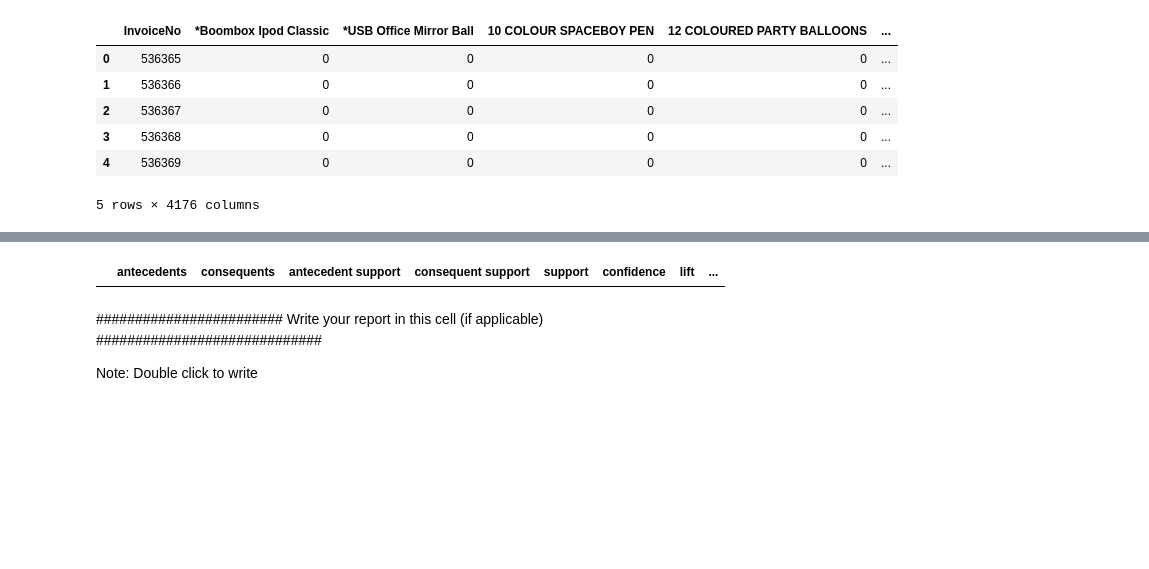
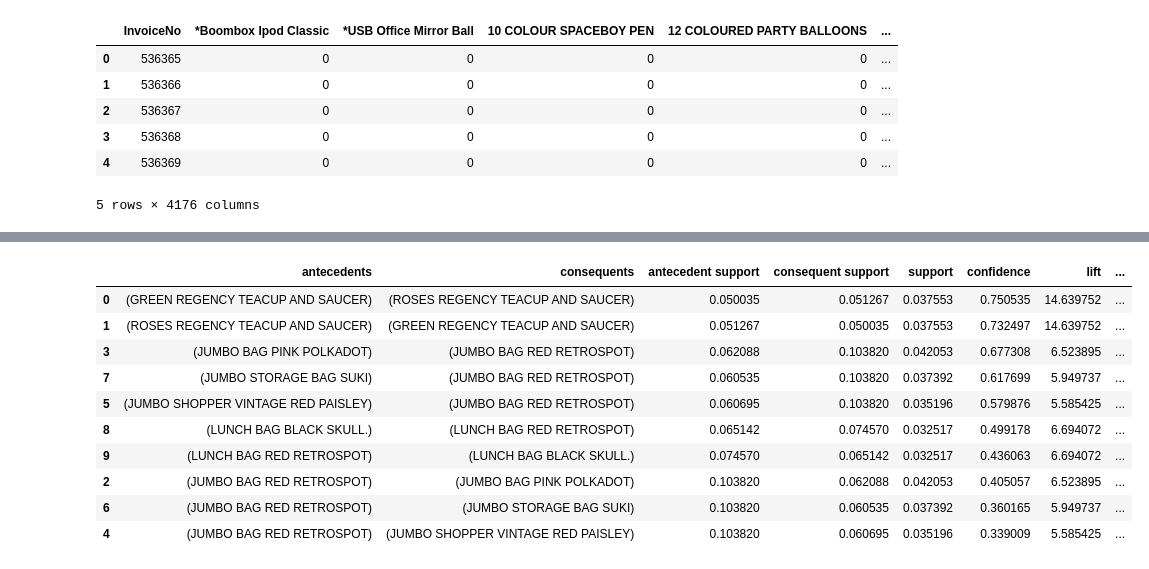
Before and after one commit to Uchebuzz/Machine-Learning-Models, a Jupyter notebook: Workshop_5.ipynb, the cells around one changed output, grey strips where cells are left out. Saved outputs shown, nothing was run; the diff lists cells and outputs as text; code cells hidden in the pictures; blank space fills up the shorter version.

```diff
--- a/Workshop_5.ipynb
+++ b/Workshop_5.ipynb
@@ -170,7 +176,7 @@ basket_UK.head()
 basket_UK = basket_UK.drop('InvoiceNo',axis=1)
 # %%
 # Finding the frequent itemsets
-freq_items3 = apriori(basket_UK, min_support = 0.1, use_colnames = True)
+freq_items3 = apriori(basket_UK, min_support = 0.031, use_colnames = True)
 # %%
 freq_items3.sort_values(by=['support'],ascending=False)
 # %% [output]
@@ -180,10 +196,16 @@ freq_items3.sort_values(by=['support'],ascending=False)
 # %%
-rules3 = association_rules(freq_items3, metric ="support", min_threshold = 0.1)
+rules3 = association_rules(freq_items3, metric ="support", min_threshold = 0.03)
 # %%
-rules3.sort_values(by=['support'],ascending=False)
+rules3.sort_values(by=['confidence'],ascending=False)
 # %% [output]
 |  | antecedents | consequents | antecedent support | consequent support | support | confidence | lift | ... |
+| 0 | (GREEN REGENCY TEACUP AND SAUCER) | (ROSES REGENCY TEACUP AND SAUCER) | 0.050035 | 0.051267 | 0.037553 | 0.750535 | 14.639752 | ... |
+| 1 | (ROSES REGENCY TEACUP AND SAUCER) | (GREEN REGENCY TEACUP AND SAUCER) | 0.051267 | 0.050035 | 0.037553 | 0.732497 | 14.639752 | ... |
+| 3 | (JUMBO BAG PINK POLKADOT) | (JUMBO BAG RED RETROSPOT) | 0.062088 | 0.103820 | 0.042053 | 0.677308 | 6.523895 | ... |
+| 7 | (JUMBO STORAGE BAG SUKI) | (JUMBO BAG RED RETROSPOT) | 0.060535 | 0.103820 | 0.037392 | 0.617699 | 5.949737 | ... |
+| 5 | (JUMBO SHOPPER VINTAGE RED PAISLEY) | (JUMBO BAG RED RETROSPOT) | 0.060695 | 0.103820 | 0.035196 | 0.579876 | 5.585425 | ... |
+| 8 | (LUNCH BAG BLACK SKULL.) | (LUNCH BAG RED RETROSPOT) | 0.065142 | 0.074570 | 0.032517 | 0.499178 | 6.694072 | ... |
+| 9 | (LUNCH BAG RED RETROSPOT) | (LUNCH BAG BLACK SKULL.) | 0.074570 | 0.065142 | 0.032517 | 0.436063 | 6.694072 | ... |
+| 2 | (JUMBO BAG RED RETROSPOT) | (JUMBO BAG PINK POLKADOT) | 0.103820 | 0.062088 | 0.042053 | 0.405057 | 6.523895 | ... |
+| 6 | (JUMBO BAG RED RETROSPOT) | (JUMBO STORAGE BAG SUKI) | 0.103820 | 0.060535 | 0.037392 | 0.360165 | 5.949737 | ... |
+| 4 | (JUMBO BAG RED RETROSPOT) | (JUMBO SHOPPER VINTAGE RED PAISLEY) | 0.103820 | 0.060695 | 0.035196 | 0.339009 | 5.585425 | ... |
-# %% [markdown]
-######################## Write your report in this cell (if applicable) #############################
-
-Note: Double click to write
```
Also changed, not shown: parts of 7 cells of this notebook.
